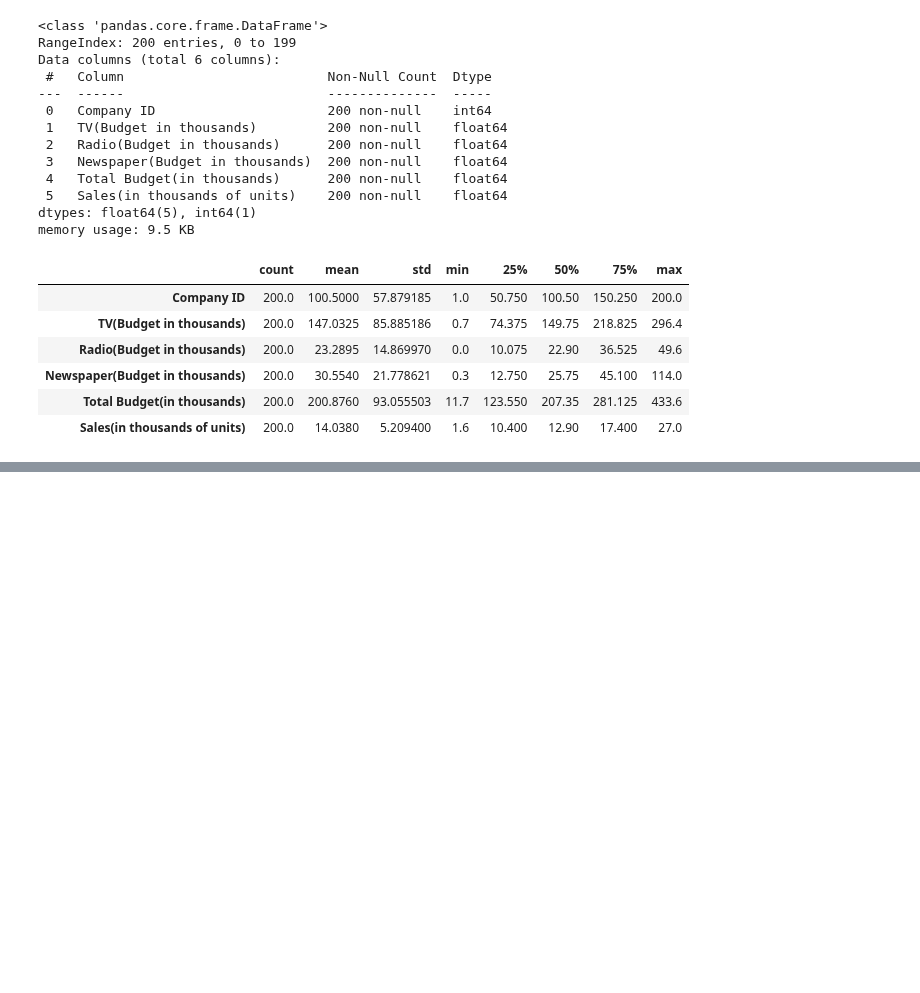
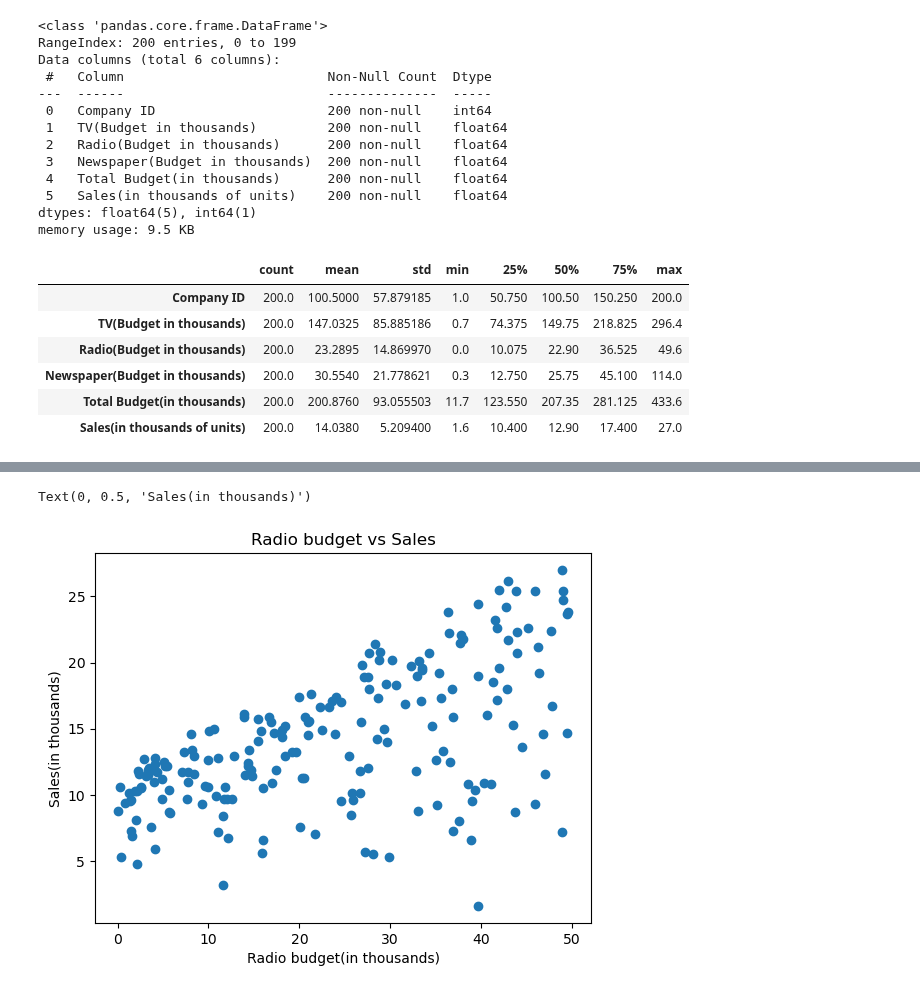
Before and after one commit to ricsalazar810/project-one, a Jupyter notebook: main.ipynb, the cells around one changed output, grey strips where cells are left out. Cells and saved outputs as stored; diff of their text form; code cells hidden in the pictures; blank space fills up the shorter version.

```diff
--- a/main.ipynb
+++ b/main.ipynb
@@ -113,0 +142,9 @@ plt.bar(x.index, x['Sales(in thousands of units)'])
+# %%
+#Scatterplot for radio
+plt.scatter(radio, sales, marker="o")
+plt.title('Radio budget vs Sales')
+plt.xlabel('Radio budget(in thousands)')
+plt.ylabel('Sales(in thousands)')
+# %% [output]
+Text(0, 0.5, 'Sales(in thousands)')
+[figure, added]
```
Also changed, not shown: parts of 5 cells of this notebook.
